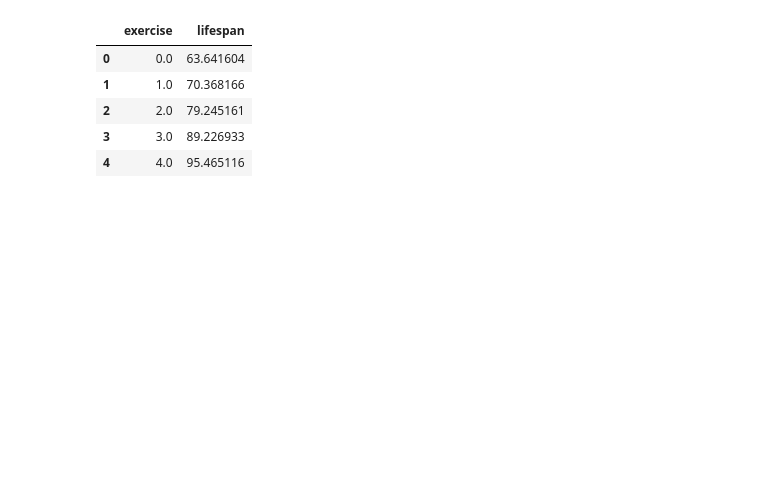
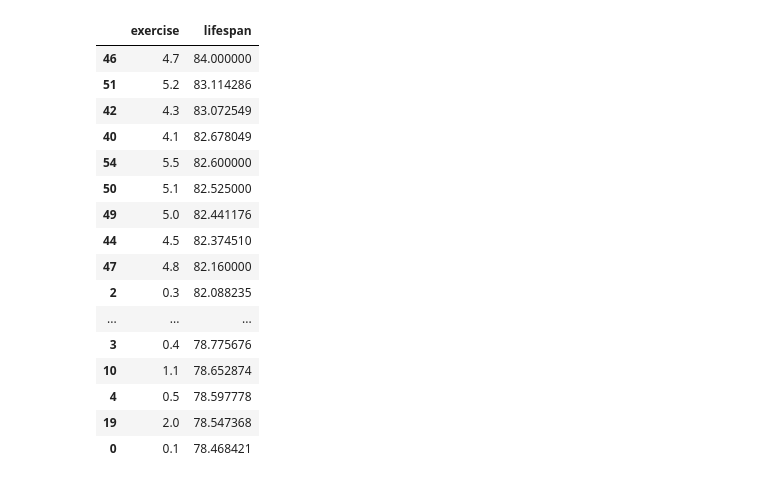
Before and after one commit to Noukem/MakeAIWork, a Jupyter notebook: Project/Nouk-Project1.ipynb, the cells around one changed output. Cells and saved outputs as stored; diff of their text form; code cells hidden in the pictures; blank space fills up the shorter version.

```diff
--- a/Project/Nouk-Project1.ipynb
+++ b/Project/Nouk-Project1.ipynb
@@ -195,0 +89,14 @@ dtype: object
+# %%
+# Er zijn geen null-waardes meer.
+
+#verander nu de objects in floats
+
+df['genetic'] = df.genetic.astype(float)
+#df['length'] = df.length.astype(float)
+df['mass'] = df.mass.astype(float)
+df['exercise'] = df.exercise.astype(float)
+df['alcohol'] = df.alcohol.astype(float)
+df['sugar'] = df.sugar.astype(float)
+print(df.dtypes)
+
+#Bij het aanpassen van 'length' verschijnt er een foutmelding. Er zitten nog 'undefined items' in de data.
@@ -195,0 +128,11 @@ dtype: object
+# %%
+# Op plek 1036 is de waarde van kolom 'length' het woord 'undefined'.
+# vind en verwijder de rijen waarin dit voorkomt.
+
+for c in df.columns:
+    df.drop(df.index[df[c] == 'undefined'], inplace = True)
+# %%
+# pas het type van 'length' nu ook aan naar float.
+
+df['length'] = df.length.astype(float)
+print(df.dtypes)
@@ -195,0 +149,7 @@ dtype: object
+# %%
+#Er zijn geen null-waardes (meer). Wel zijn er negatieve waardes in 'lifespan'.
+#Die moeten worden verwijderd.
+
+df.drop(df.loc[df['lifespan'] <0 ].index, inplace = True)
+
+df.loc[df['lifespan'] <0 ]
@@ -208,15 +192,26 @@ df_final[['sugar', 'lifespan']].groupby(['sugar'], as_index=False).mean().sort_v
 # %%
 # Hier zien we een duidelijke afname in levensverwachting naarmate 'sugar' een hogere waarde aanneemt.
 # Hetzelfde kunnen we doen voor 'exercise'
 
-df_final[['exercise', 'lifespan']].groupby(['exercise'], as_index=False).mean().sort_values(by='lifespan')
+df[['exercise', 'lifespan']].groupby(['exercise'], as_index=False).mean().sort_values(by='lifespan', ascending=False)
 # %% [output]
 |  | exercise | lifespan |
-| 0 | 0.0 | 63.641604 |
-| 1 | 1.0 | 70.368166 |
-| 2 | 2.0 | 79.245161 |
-| 3 | 3.0 | 89.226933 |
-| 4 | 4.0 | 95.465116 |
+| 46 | 4.7 | 84.000000 |
+| 51 | 5.2 | 83.114286 |
+| 42 | 4.3 | 83.072549 |
+| 40 | 4.1 | 82.678049 |
+| 54 | 5.5 | 82.600000 |
+| 50 | 5.1 | 82.525000 |
+| 49 | 5.0 | 82.441176 |
+| 44 | 4.5 | 82.374510 |
+| 47 | 4.8 | 82.160000 |
+| 2 | 0.3 | 82.088235 |
+| ... | ... | ... |
+| 3 | 0.4 | 78.775676 |
+| 10 | 1.1 | 78.652874 |
+| 4 | 0.5 | 78.597778 |
+| 19 | 2.0 | 78.547368 |
+| 0 | 0.1 | 78.468421 |
 # %%
 # Wat niet zozeer interessant is voor ons toekomstige model, maar wel interessant: hoe is het gesteld met het bewegen
 # in deze dataset;
```
Also changed, not shown: parts of 34 cells of this notebook, 11 other files.
